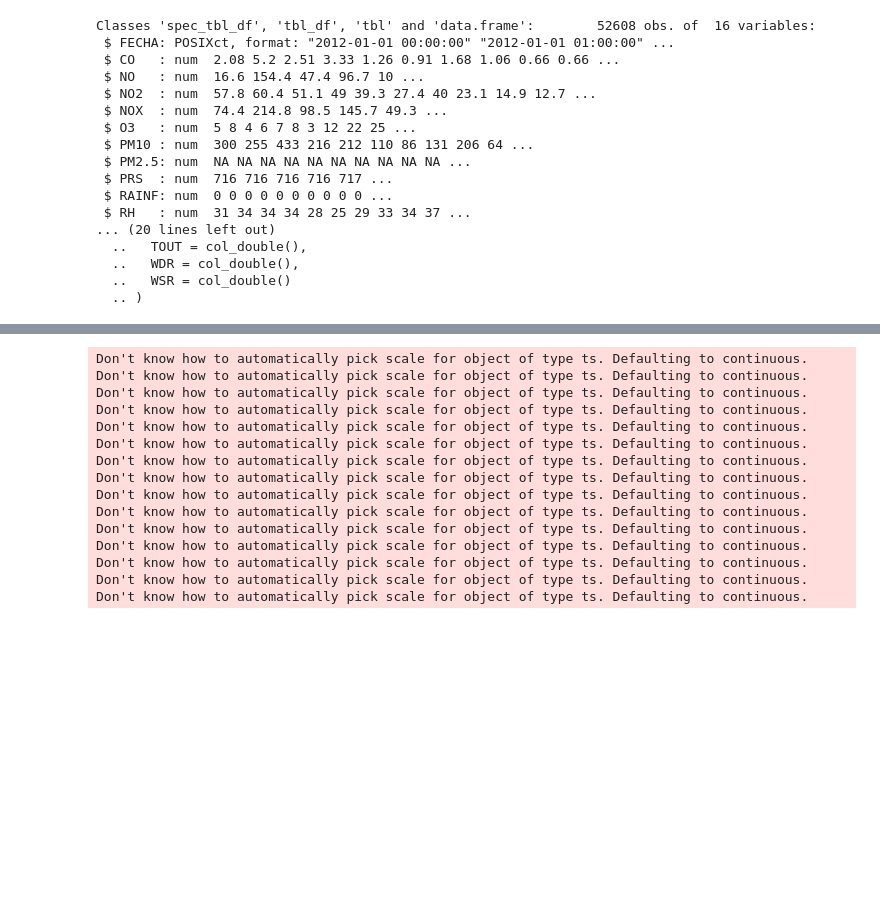
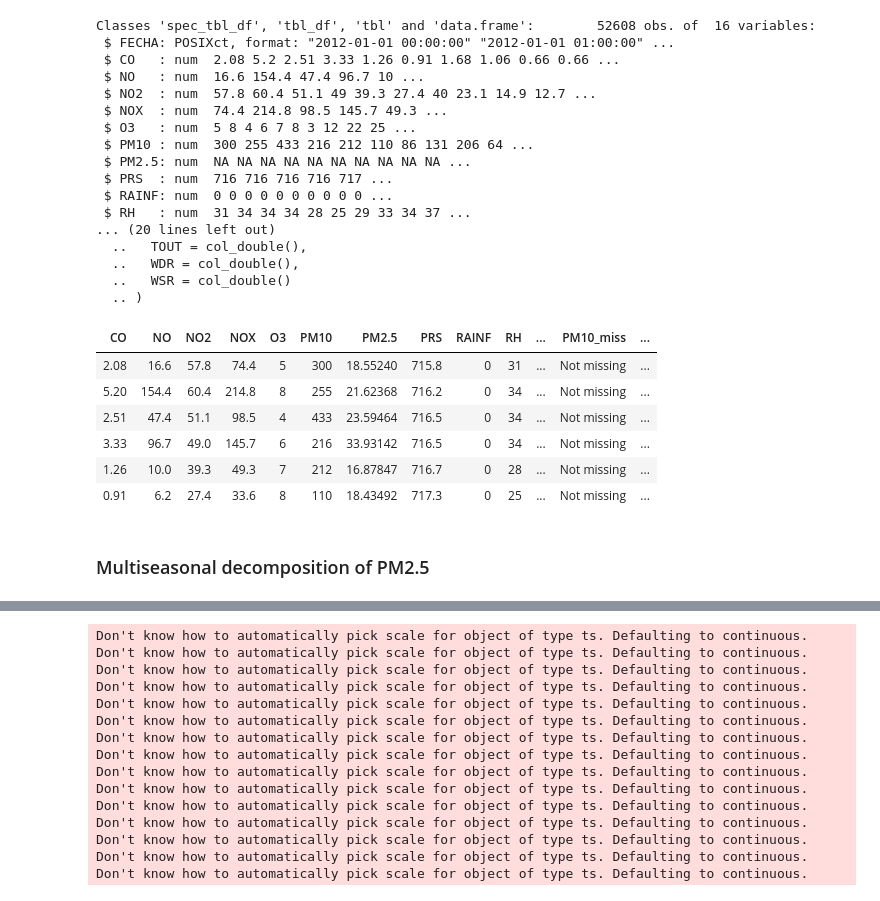
Before and after one commit to gucoloradoc/AQF, a Jupyter notebook: notebooks/Imputations_R.ipynb, the cells around one changed output, grey strips where cells are left out. Drawn from its saved outputs; the diff is of its cells as text; code cells hidden in the pictures; blank space fills up the shorter version.

```diff
--- a/notebooks/Imputations_R.ipynb
+++ b/notebooks/Imputations_R.ipynb
@@ -82,0 +89,10 @@ imputed <-Gerimputation("../data/Monterrey/cleaned_station/","NOROESTE")
+# %%
+head(imputeddf)
+# %% [output]
+| CO | NO | NO2 | NOX | O3 | PM10 | PM2.5 | PRS | RAINF | RH | ... | PM10_miss | ... |
+| 2.08 | 16.6 | 57.8 | 74.4 | 5 | 300 | 18.55240 | 715.8 | 0 | 31 | ... | Not missing | ... |
+| 5.20 | 154.4 | 60.4 | 214.8 | 8 | 255 | 21.62368 | 716.2 | 0 | 34 | ... | Not missing | ... |
+| 2.51 | 47.4 | 51.1 | 98.5 | 4 | 433 | 23.59464 | 716.5 | 0 | 34 | ... | Not missing | ... |
+| 3.33 | 96.7 | 49.0 | 145.7 | 6 | 216 | 33.93142 | 716.5 | 0 | 34 | ... | Not missing | ... |
+| 1.26 | 10.0 | 39.3 | 49.3 | 7 | 212 | 16.87847 | 716.7 | 0 | 28 | ... | Not missing | ... |
+| 0.91 | 6.2 | 27.4 | 33.6 | 8 | 110 | 18.43492 | 717.3 | 0 | 25 | ... | Not missing | ... |
@@ -82,0 +101,2 @@ imputed <-Gerimputation("../data/Monterrey/cleaned_station/","NOROESTE")
+# %% [markdown]
+### Multiseasonal decomposition of PM2.5
```
Also changed, not shown: parts of 23 cells of this notebook, 9 other files.
